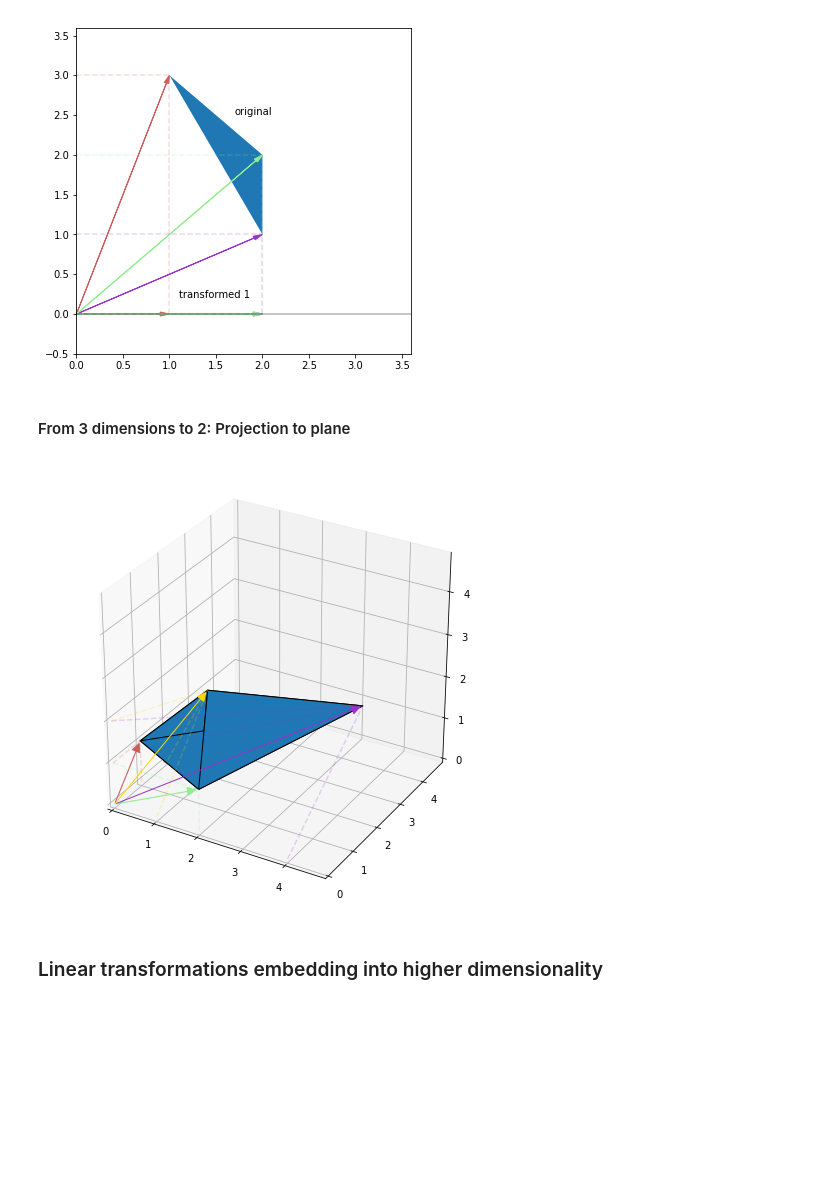
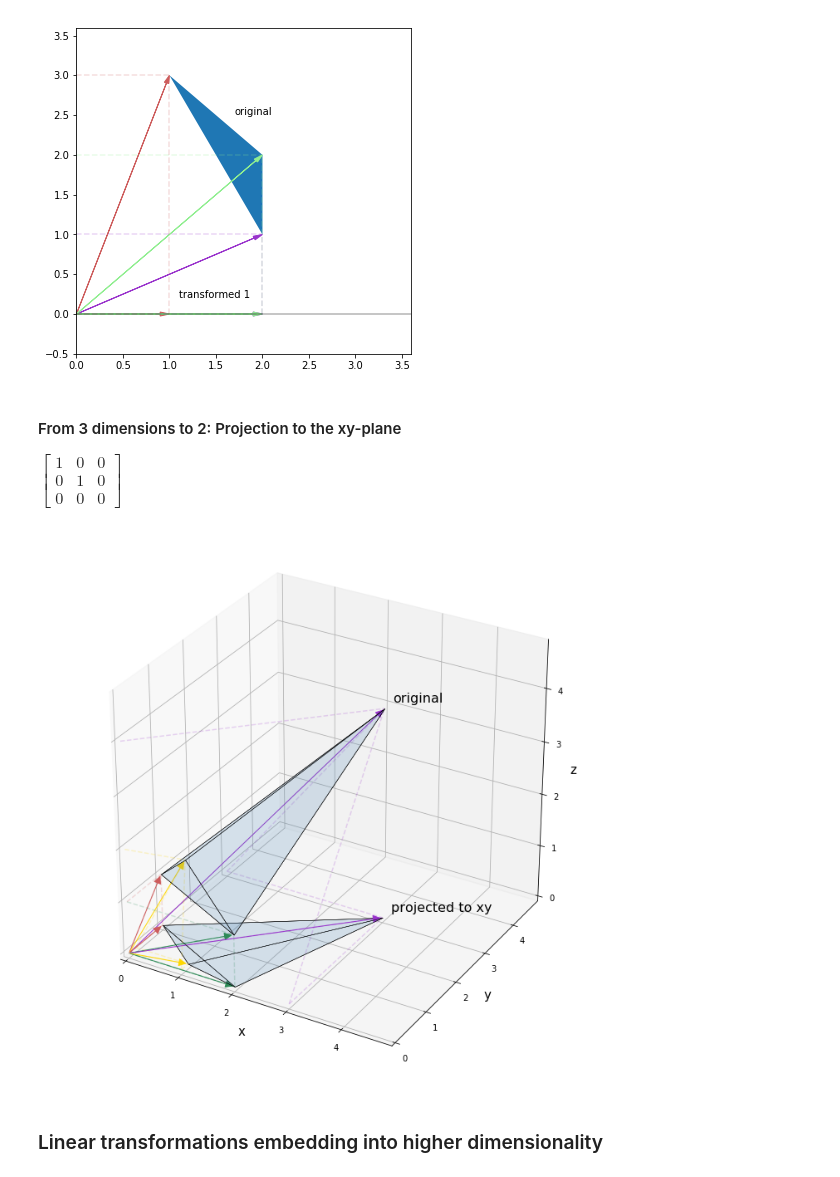
Before and after one commit to koulakis/interactive-math-for-data-science, a Jupyter notebook: linear_algebra.ipynb, the cells around one changed output. Saved outputs shown, nothing was run; the diff lists cells and outputs as text; code cells hidden in the pictures; blank space fills up the shorter version.

Commit message:
Projection to the xy plane.

```diff
--- a/linear_algebra.ipynb
+++ b/linear_algebra.ipynb
@@ -106,12 +106,23 @@ def plot_3D_vector(ax, vector, lw=1, color='black', with_coordinate_projections=
         ax.plot(*zip([x, 0, 0], vector), ls='--', alpha=0.2, color=color)
         ax.plot(*zip([0, y, 0], vector), ls='--', alpha=0.2, color=color)
         ax.plot(*zip([0, 0, z], vector), ls='--', alpha=0.2, color=color)
+
+    fontsize = 15
+    ax.set_xlabel('x', fontsize=fontsize)
+    ax.set_ylabel('y', fontsize=fontsize)
+    ax.set_zlabel('z', fontsize=fontsize)
 # %%
 def plot_3D_vectors_and_polyhedron(ax, vectors, colors):
     for vector, color in zip(vectors, colors):
         plot_3D_vector(ax, vector, color=color)
 
-    ax.add_collection3d(Poly3DCollection(list(itools.combinations(vectors, 3)), edgecolor='black'))
+    for combination in list(itools.combinations(vectors, 3)):
+        ax.add_collection3d(Poly3DCollection(
+            [combination],
+            edgecolor='black',
+            alpha=0.1,
+            facecolor='steelblue',
+            linewidths=0.5))
 # %% [markdown]
 <a id='section1'></a>
 ## 1. Vectors
@@ -561,20 +572,38 @@ plt.show()
 # %% [output]
 [figure]
 # %% [markdown]
-#### From 3 dimensions to 2: Projection to plane
+#### From 3 dimensions to 2: Projection to the xy-plane
+$\begin{bmatrix}
+    1 & 0 & 0\\
+    0 & 1 & 0\\
+    0 & 0 & 0
+\end{bmatrix}$
 # %%
-fig = plt.figure(figsize=(8, 8))
+fig = plt.figure(figsize=(12, 12))
 ax = fig.gca(projection='3d')
 
-colors_3D = ['indianred', 'lightgreen', 'darkorchid', 'gold']
-vectors_3d = [[0, 1, 1], [2, 0, 1], [4, 3, 2], [1, 2, 2]]
+colors_3D = ['indianred', 'seagreen', 'darkorchid', 'gold']
+vectors_3D = np.array([[0, 1, 1], [2, 0, 1], [3, 3, 4], [1, 0.2, 2]])
 
-plot_3D_vectors_and_polyhedron(ax, vectors_3d, colors_3D)
+projection_xy = np.array([
+    [1, 0, 0],
+    [0, 1, 0],
+    [0, 0, 0]
+])
+
+transformed_vectors_3D = [np.matmul(projection_xy, vector) for vector in vectors_3D]
+
+plot_3D_vectors_and_polyhedron(ax, vectors_3D, colors_3D)
+fontsize_3D = 16
+ax.text(*(vectors_3D[2] + 0.1), 'original', fontsize=fontsize_3D)
+
+plot_3D_vectors_and_polyhedron(ax, transformed_vectors_3D, colors_3D)
+ax.text(*(transformed_vectors_3D[2] + 0.1), 'projected to xy', fontsize=fontsize_3D)
 
 
 plt.show()
 # %% [output]
-[figure, old version]
+[figure, new version]
 # %% [markdown]
 ### Linear transformations embedding into higher dimensionality
 # %% [markdown]
```
